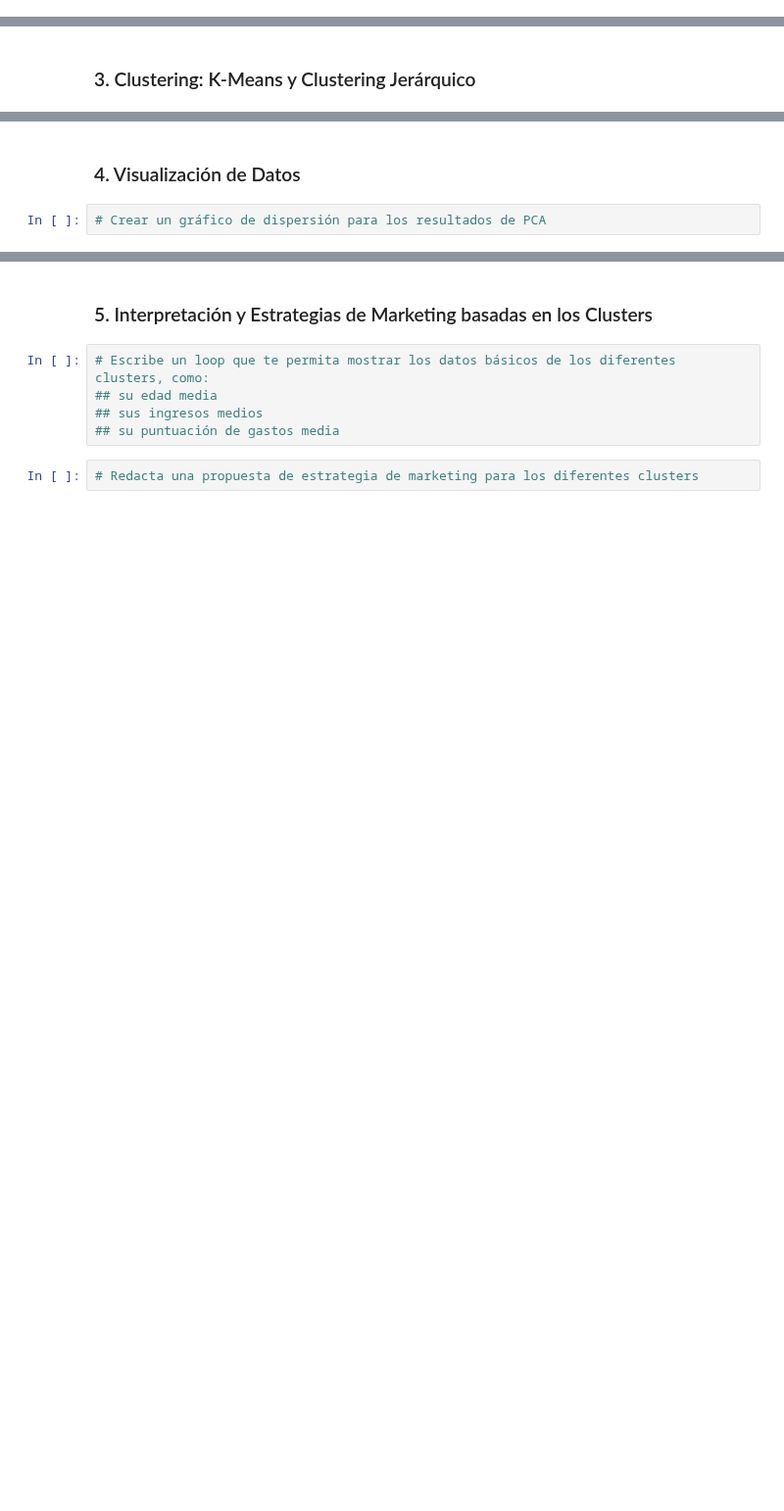
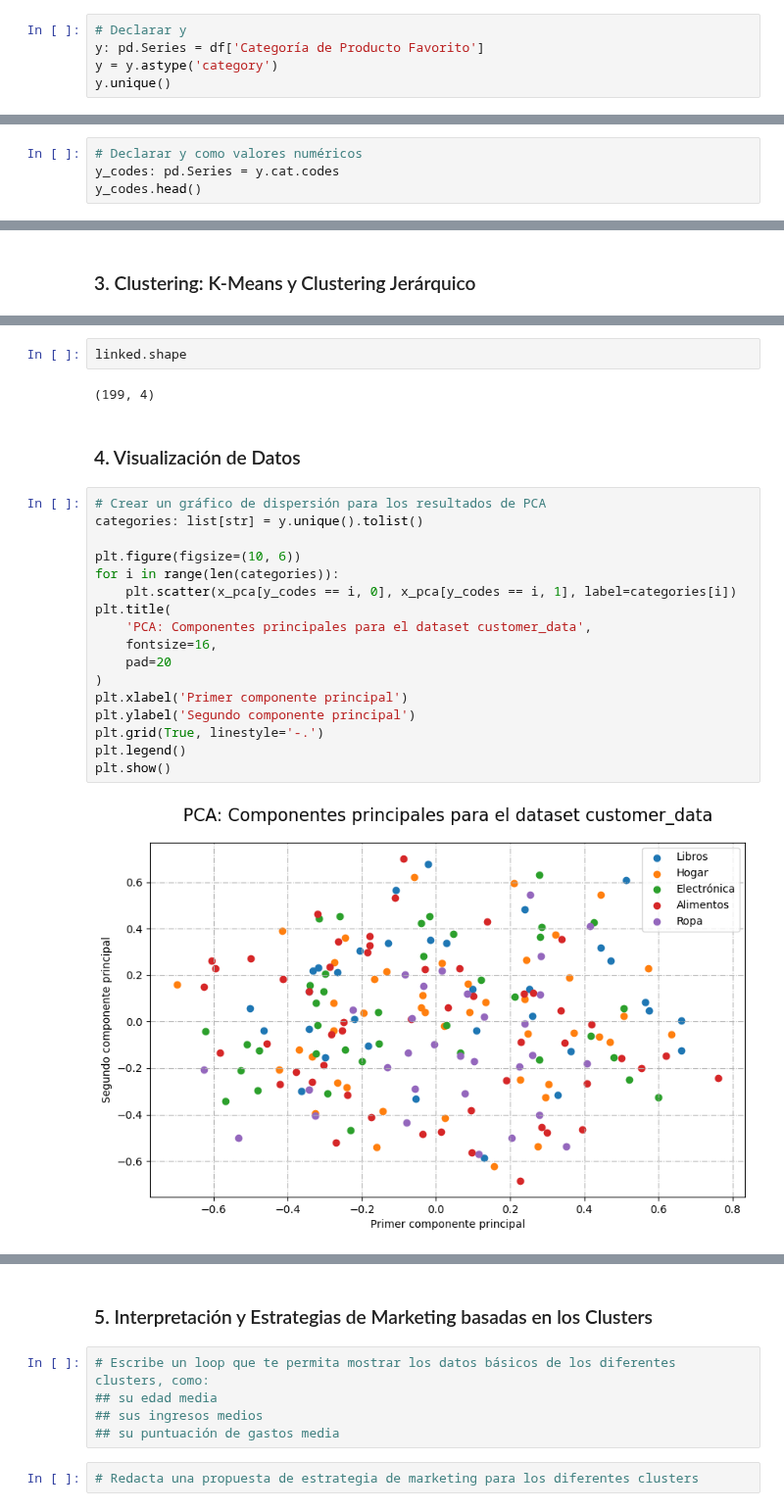
Before and after one commit to frgonzalezb/Udemy_Python_Total_DS_ML, a Jupyter notebook: 12_Machine_Learning_II/Proyecto/Proyecto del Día 12 - Análisis y Clasificación de Clientes.ipynb, the cells around one changed output, grey strips where cells are left out. Shown at 98% size. Drawn from its saved outputs; the diff is of its cells as text; blank space fills up the shorter version.

Commit message:
Proyecto 12: 4. Visualización de Datos

```diff
--- a/12_Machine_Learning_II/Proyecto/Proyecto del Día 12 - Análisis y Clasificación de Clientes.ipynb
+++ b/12_Machine_Learning_II/Proyecto/Proyecto del Día 12 - Análisis y Clasificación de Clientes.ipynb
@@ -90,3 +90,8 @@ x.head()
 | 2 | 46 | 46 | 23 |
 | 3 | 32 | 28 | 66 |
 | 4 | 60 | 81 | 27 |
+# %%
+# Declarar y
+y: pd.Series = df['Categoría de Producto Favorito']
+y = y.astype('category')
+y.unique()
@@ -92,0 +101,4 @@ x.head()
+# %%
+# Declarar y como valores numéricos
+y_codes: pd.Series = y.cat.codes
+y_codes.head()
@@ -197,6 +255,27 @@ linked = linkage(x, 'ward')
+# %%
+linked.shape
+# %% [output]
+(199, 4)
 # %% [markdown]
 ### 4. Visualización de Datos
 # %%
 # Crear un gráfico de dispersión para los resultados de PCA
+categories: list[str] = y.unique().tolist()
+
+plt.figure(figsize=(10, 6))
+for i in range(len(categories)):
+    plt.scatter(x_pca[y_codes == i, 0], x_pca[y_codes == i, 1], label=categories[i])
+plt.title(
+    'PCA: Componentes principales para el dataset customer_data',
+    fontsize=16,
+    pad=20
+)
+plt.xlabel('Primer componente principal')
+plt.ylabel('Segundo componente principal')
+plt.grid(True, linestyle='-.')
+plt.legend()
+plt.show()
+# %% [output]
+[figure, added]
 # %%
 # Crear un dendrograma del clústering jerárquico
```
Also changed, not shown: parts of 12 cells of this notebook.
